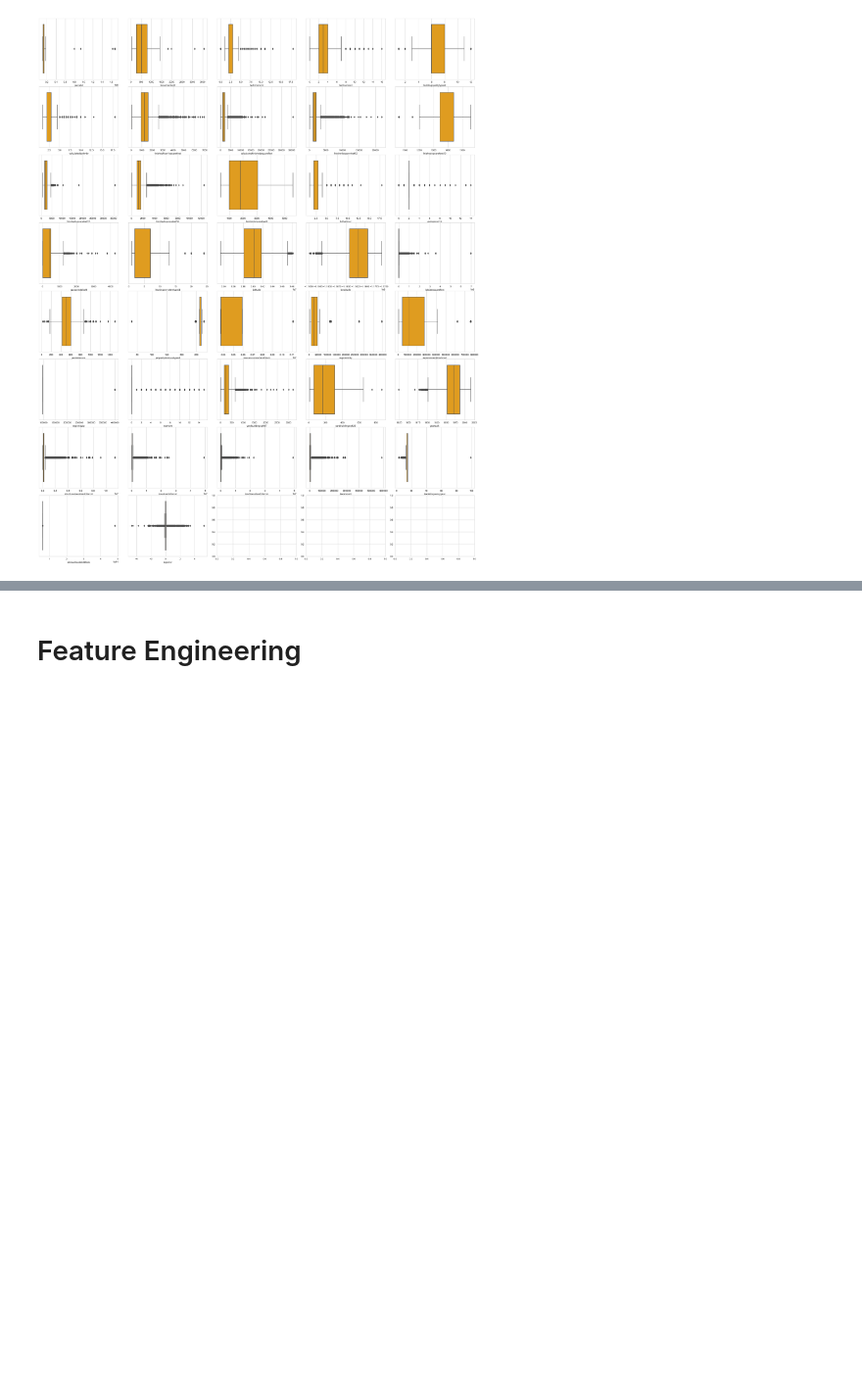
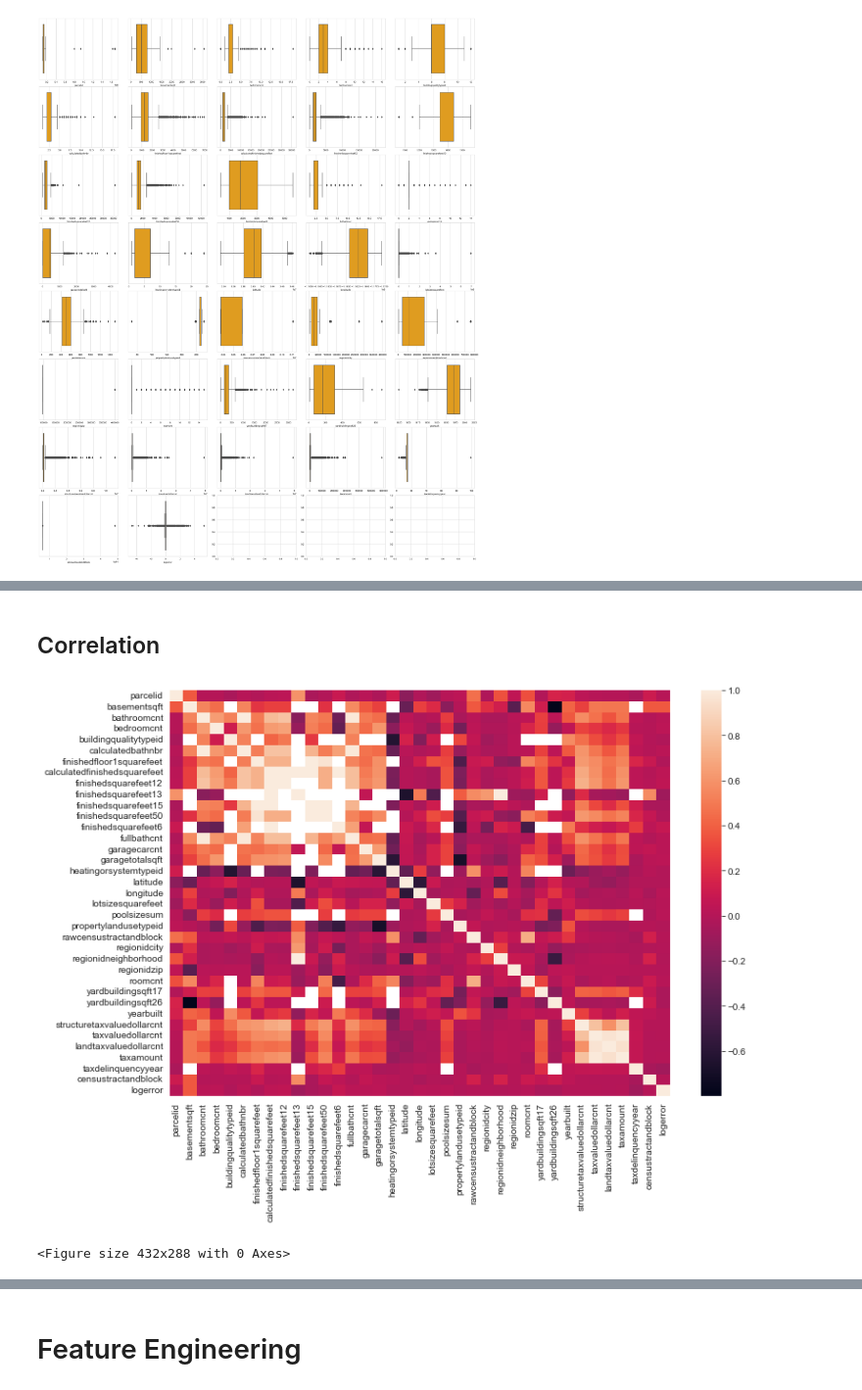
Before and after one commit to RuieX/Data-and-Web-Mining-project, a Jupyter notebook: project/src/notebooks/feature_engineering.ipynb, the cells around one changed output, grey strips where cells are left out. Shown: that part at 98% size. Drawn from its saved outputs; the diff is of its cells as text; code cells hidden in the pictures; blank space fills up the shorter version.

```diff
--- a/project/src/notebooks/feature_engineering.ipynb
+++ b/project/src/notebooks/feature_engineering.ipynb
@@ -445,0 +445,13 @@ viz.feature_distribution(merged_df,cat_vars,subplot_size=(5, 4),cat = True)
+# %% [markdown]
+## Correlation
+# %%
+def plot_correlation(data, column):
+    plt.figure(figsize=(12, 8))
+    sns.heatmap(data=data[column].corr())
+    plt.show()
+    plt.gcf().clear()
+# %%
+plot_correlation(merged_df,num_vars)
+# %% [output]
+[figure, added]
+<Figure size 432x288 with 0 Axes>
```
Also changed, not shown: parts of 12 cells of this notebook, 1 other file.
